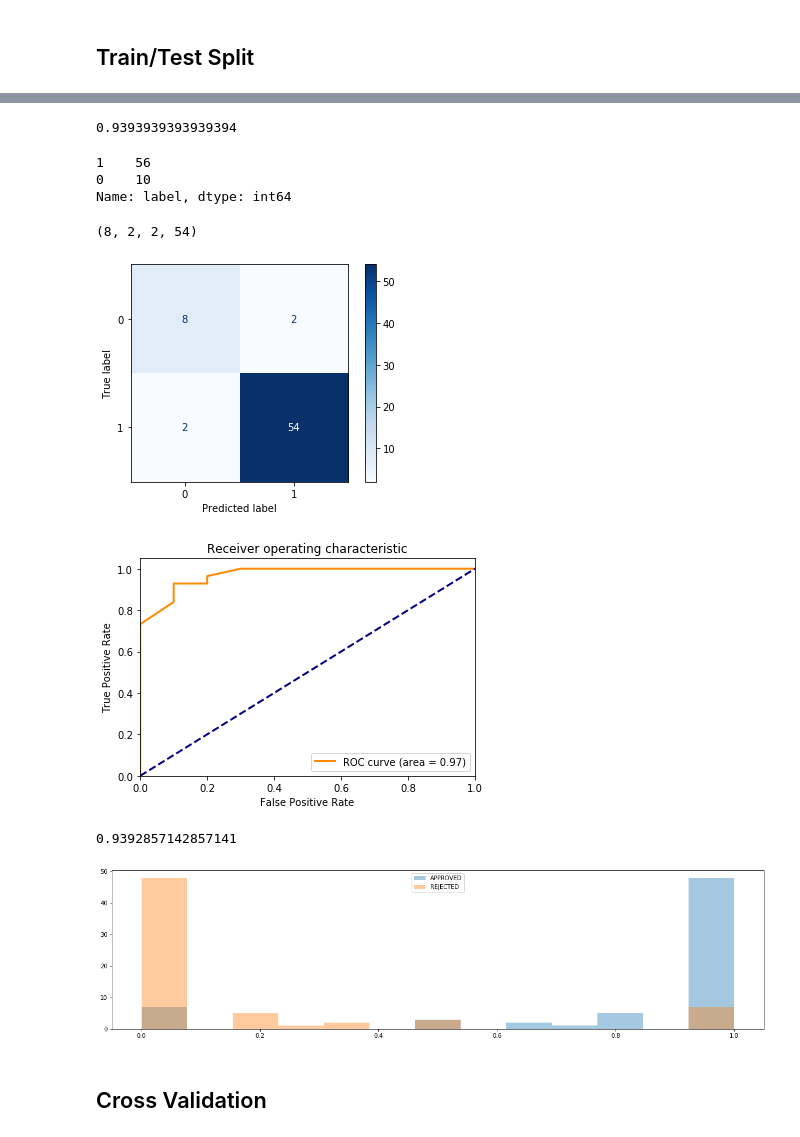
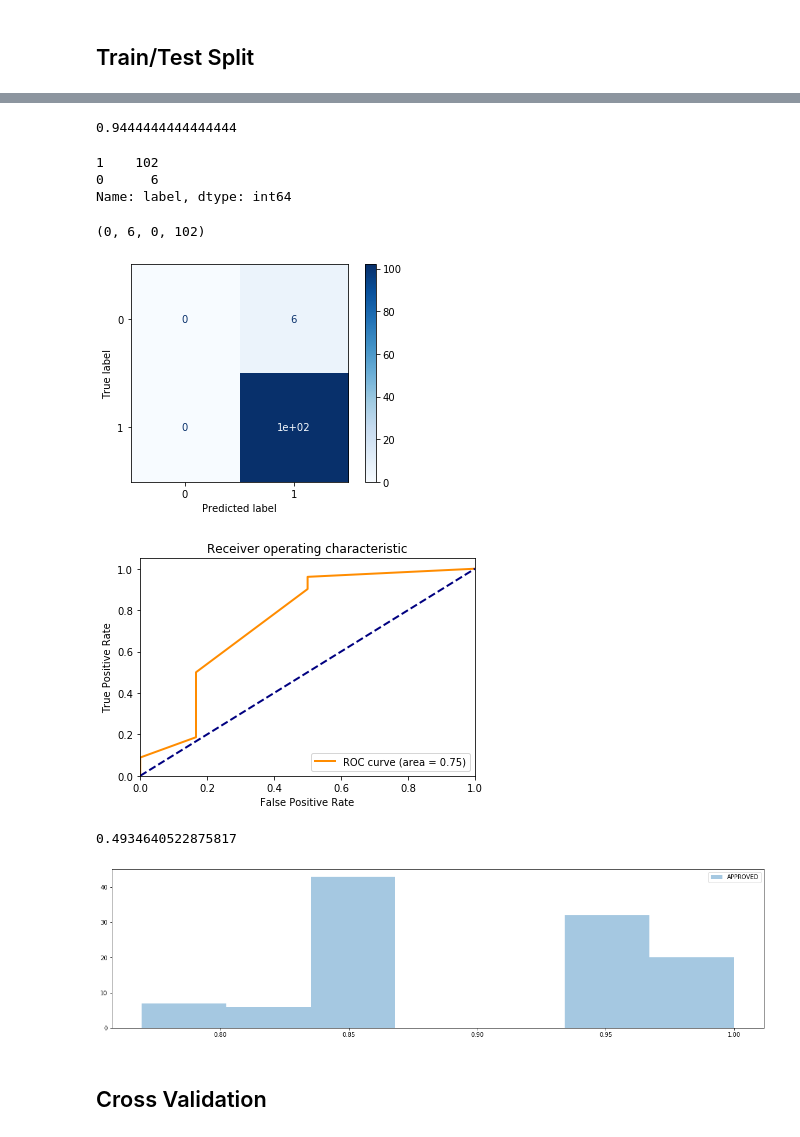
Before and after one commit to bahyhelmihp/web-crawler, a Jupyter notebook: api/datasets/Modelling.ipynb, the cells around one changed output, grey strips where cells are left out. Saved outputs shown, nothing was run; the diff lists cells and outputs as text; code cells hidden in the pictures.

```diff
--- a/api/datasets/Modelling.ipynb
+++ b/api/datasets/Modelling.ipynb
@@ -8,13 +8,10 @@ import matplotlib.pyplot as plt
 import numpy as np
 # %%
 # df = pd.concat([pd.read_csv("results_all.csv"), pd.read_csv("results_all_2.csv")]).iloc[:,1:].drop_duplicates()
-df = pd.concat([pd.read_csv("results_0_250_20200218.csv"), pd.read_csv("results_250_431_20200218.csv")]).iloc[:,1:].drop_duplicates()
+df = pd.concat([pd.read_csv("tes1.csv"), pd.read_csv("tes2.csv"), pd.read_csv("tes3.csv"), pd.read_csv("tes4.csv")]\
+              ).iloc[:,1:].drop_duplicates()
 ## Only takes approved and rejected websites
 df = df[df.label.isin(['APPROVED', 'REJECTED'])]
-# %%
-## Comment the code below if you want anomaly to be included
-df = df[~(((df.broken_link_score == 100) & (df.label == 'APPROVED')) | \
-          ((df['link_tnc_exist'] == 0) & (df['tnc_refund_policy_exist'] == 0))) | (df.label == 'REJECTED')]
 # %%
 df.groupby("label").size()
 # %% [output]
@@ -27,7 +24,8 @@ y = df['label'].apply(lambda x: 1 if x == 'APPROVED' else 0)
 # %%
 X = df.iloc[:, 1:10]
 # %%
-X = X.drop(['contact_us_score', 'tnc_score', 'broken_link_score'], axis=1)
+X = X.drop(['contact_us_score', 'tnc_score', 'broken_link_score', \
+            'link_contact_us_exist', 'link_about_us_exist', 'link_tnc_exist'], axis=1)
 # %% [markdown]
 ## Train/Test Split
 # %%
@@ -48,23 +44,23 @@ y_pred_proba = clf.predict_proba(X_test)
 # %%
 accuracy_score(y_test, y_pred)
 # %% [output]
-0.9393939393939394
+0.9444444444444444
 # %%
 y_test.value_counts()
 # %% [output]
-1    56
-0    10
+1    102
+0      6
 Name: label, dtype: int64
 # %%
 tn, fp, fn, tp = confusion_matrix(y_test, y_pred).ravel()
 tn, fp, fn, tp
 # %% [output]
-(8, 2, 2, 54)
+(0, 6, 0, 102)
 # %%
 plot_confusion_matrix(clf, X_test, y_test, cmap=plt.cm.Blues)
 plt.show()
 # %% [output]
-[figure, old version]
+[figure, new version]
 # %%
 fpr, tpr, thresholds = roc_curve(y_test, y_pred_proba[:, 1])
 # %%
@@ -83,20 +79,19 @@ plt.title('Receiver operating characteristic')
 plt.legend(loc="lower right")
 plt.show()
 # %% [output]
-[figure, old version]
+[figure, new version]
 # %%
 gini_score = abs(2 * auc_score) - 1
 gini_score
 # %% [output]
-0.9392857142857141
+0.4934640522875817
 # %%
 plt.figure(figsize=(20,5))
 sns.distplot(y_pred_proba[:,1], kde=False, label='APPROVED')
-sns.distplot(y_pred_proba[:,0], kde=False, label='REJECTED')
 plt.legend()
 plt.show()
 # %% [output]
-[figure, old version]
+[figure, new version]
 # %% [markdown]
 ## Cross Validation
 # %%
```
Also changed, not shown: parts of 4 cells of this notebook, 3 other files.
